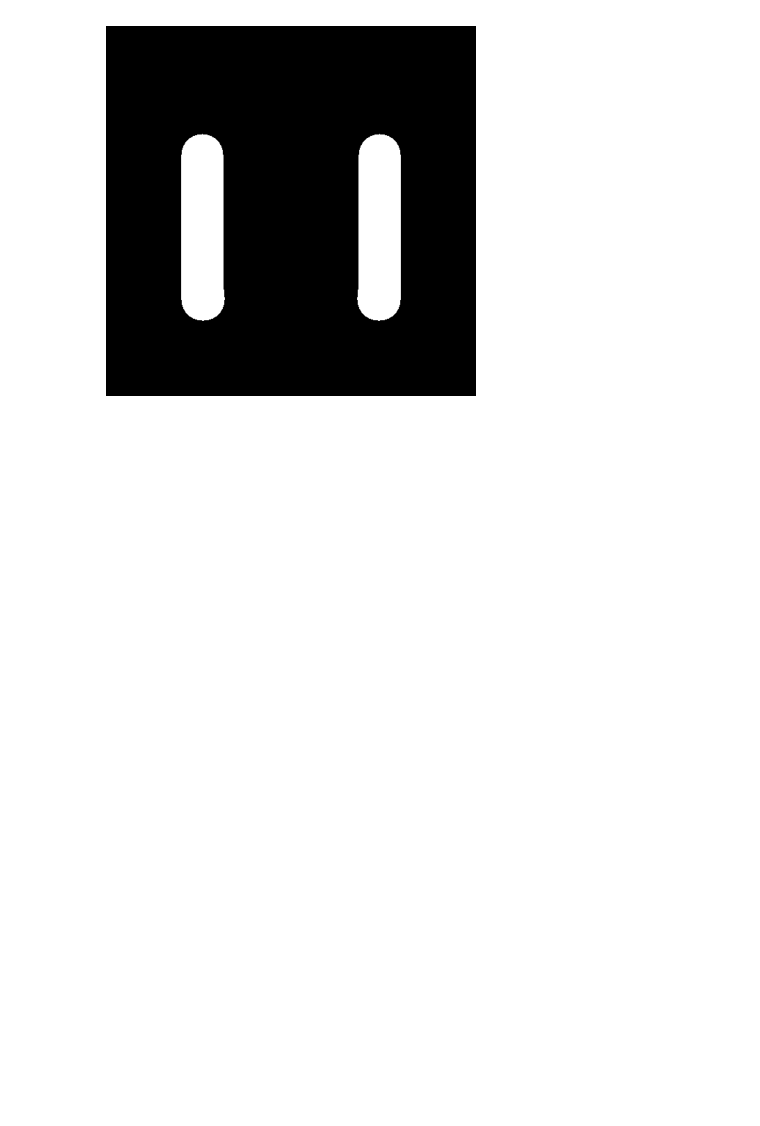
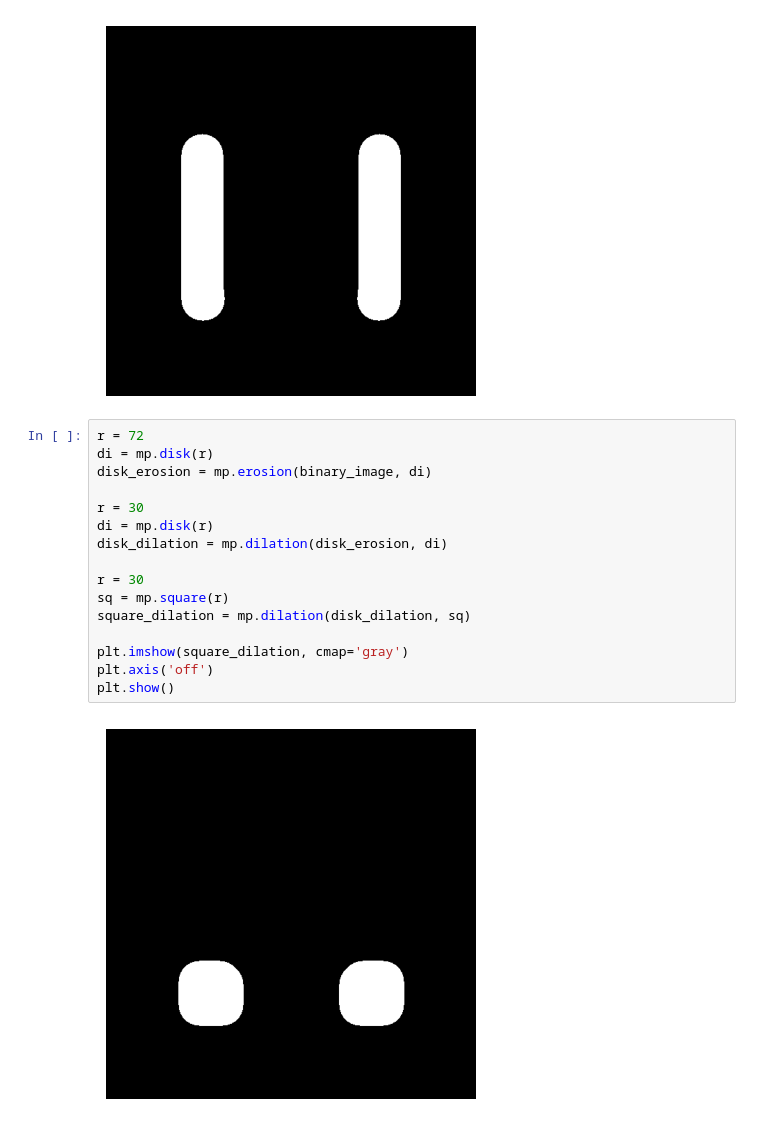
Before and after one commit to MGonza20/Lab01_VC_UVG, a Jupyter notebook: lab1.ipynb, the cells around one changed output. Drawn from its saved outputs; the diff is of its cells as text; blank space fills up the shorter version.

```diff
--- a/lab1.ipynb
+++ b/lab1.ipynb
@@ -182,3 +184,21 @@ plt.axis('off')
 plt.show()
 # %% [output]
 [figure]
+# %%
+r = 72
+di = mp.disk(r)
+disk_erosion = mp.erosion(binary_image, di)
+
+r = 30
+di = mp.disk(r)
+disk_dilation = mp.dilation(disk_erosion, di)
+
+r = 30
+sq = mp.square(r)
+square_dilation = mp.dilation(disk_dilation, sq)
+
+plt.imshow(square_dilation, cmap='gray')
+plt.axis('off')
+plt.show()
+# %% [output]
+[figure, added]
```
Also changed, not shown: parts of 2 cells of this notebook.
